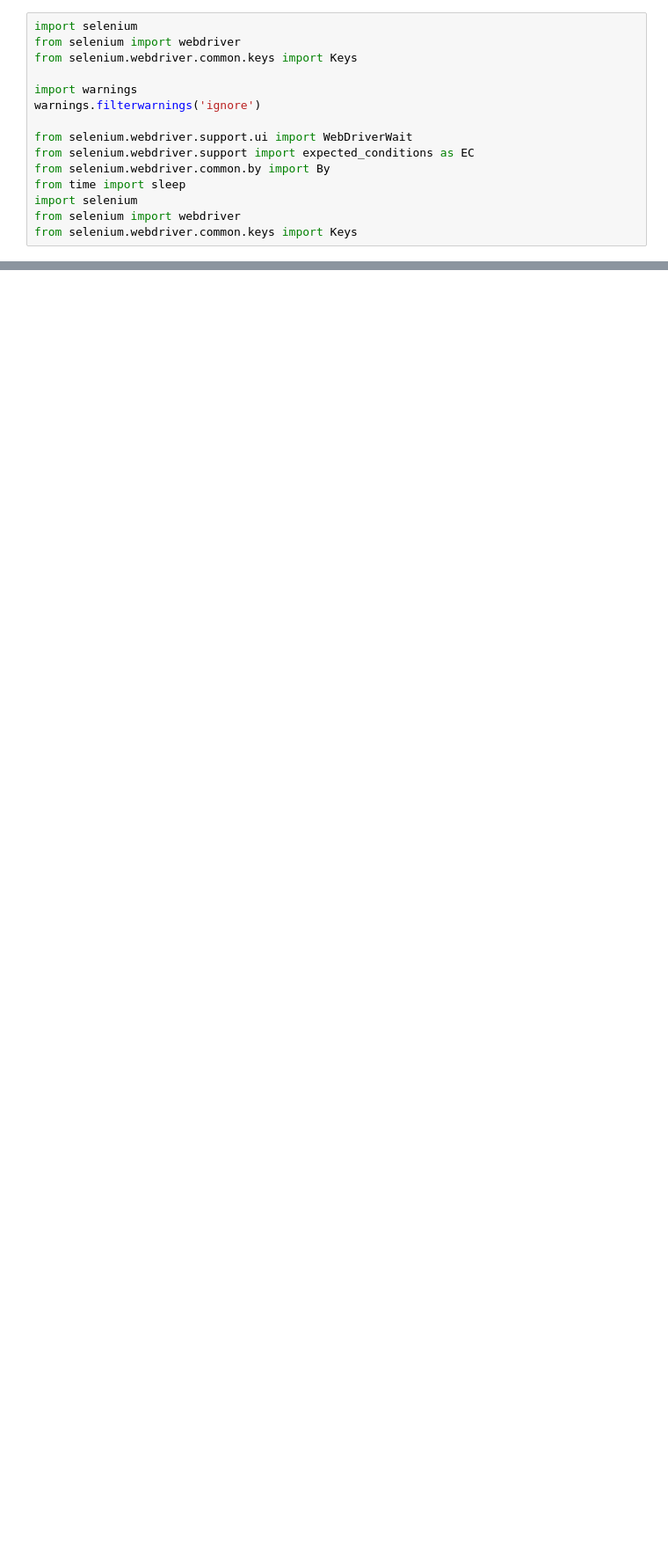
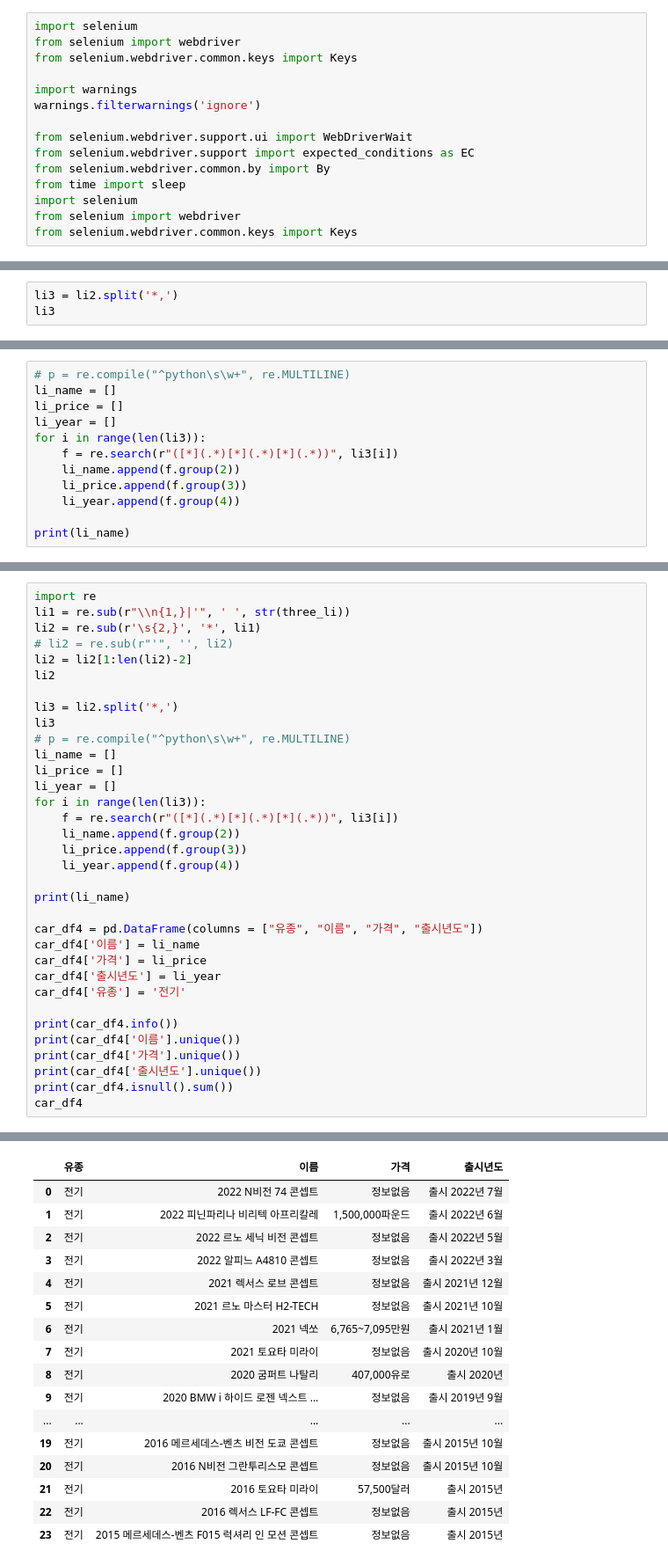
Before and after one commit to leejunghyunA/teamproject, a Jupyter notebook: 자동차 가격 뽑기.ipynb, the cells around one changed output, grey strips where cells are left out. Shown: that part at 88% size. Cells and saved outputs as stored; diff of their text form; blank space fills up the shorter version.

```diff
--- a/자동차 가격 뽑기.ipynb
+++ b/자동차 가격 뽑기.ipynb
@@ -140,0 +121,3 @@ print(li)
+# %%
+li3 = li2.split('*,')
+li3
@@ -140,0 +142,12 @@ print(li)
+# %%
+# p = re.compile("^python\s\w+", re.MULTILINE)
+li_name = []
+li_price = []
+li_year = []
+for i in range(len(li3)):
+    f = re.search(r"([*](.*)[*](.*)[*](.*))", li3[i])
+    li_name.append(f.group(2))
+    li_price.append(f.group(3))
+    li_year.append(f.group(4))
+
+print(li_name)
@@ -140,0 +570,35 @@ print(li)
+# %%
+import re
+li1 = re.sub(r"\\n{1,}|'", ' ', str(three_li))
+li2 = re.sub(r'\s{2,}', '*', li1)
+# li2 = re.sub(r"'", '', li2)
+li2 = li2[1:len(li2)-2]
+li2
+
+li3 = li2.split('*,')
+li3
+# p = re.compile("^python\s\w+", re.MULTILINE)
+li_name = []
+li_price = []
+li_year = []
+for i in range(len(li3)):
+    f = re.search(r"([*](.*)[*](.*)[*](.*))", li3[i])
+    li_name.append(f.group(2))
+    li_price.append(f.group(3))
+    li_year.append(f.group(4))
+
+print(li_name)
+
+car_df4 = pd.DataFrame(columns = ["유종", "이름", "가격", "출시년도"])
+car_df4['이름'] = li_name
+car_df4['가격'] = li_price
+car_df4['출시년도'] = li_year
+car_df4['유종'] = '전기'
+
+print(car_df4.info())
+print(car_df4['이름'].unique())
+print(car_df4['가격'].unique())
+print(car_df4['출시년도'].unique())
+print(car_df4.isnull().sum())
+car_df4
+# %% [output]
@@ -140,0 +622,17 @@ print(li)
+|  | 유종 | 이름 | 가격 | 출시년도 |
+| 0 | 전기 | 2022 N비전 74 콘셉트 | 정보없음 | 출시 2022년 7월 |
+| 1 | 전기 | 2022 피닌파리나 비리텍 아프리칼레 | 1,500,000파운드 | 출시 2022년 6월 |
+| 2 | 전기 | 2022 르노 세닉 비전 콘셉트 | 정보없음 | 출시 2022년 5월 |
+| 3 | 전기 | 2022 알피느 A4810 콘셉트 | 정보없음 | 출시 2022년 3월 |
+| 4 | 전기 | 2021 렉서스 로브 콘셉트 | 정보없음 | 출시 2021년 12월 |
+| 5 | 전기 | 2021 르노 마스터 H2-TECH | 정보없음 | 출시 2021년 10월 |
+| 6 | 전기 | 2021 넥쏘 | 6,765~7,095만원 | 출시 2021년 1월 |
+| 7 | 전기 | 2021 토요타 미라이 | 정보없음 | 출시 2020년 10월 |
+| 8 | 전기 | 2020 굼퍼트 나탈리 | 407,000유로 | 출시 2020년 |
+| 9 | 전기 | 2020 BMW i 하이드 로젠 넥스트 ... | 정보없음 | 출시 2019년 9월 |
+| ... | ... | ... | ... | ... |
+| 19 | 전기 | 2016 메르세데스-벤츠 비전 도쿄 콘셉트 | 정보없음 | 출시 2015년 10월 |
+| 20 | 전기 | 2016 N비전 그란투리스모 콘셉트 | 정보없음 | 출시 2015년 10월 |
+| 21 | 전기 | 2016 토요타 미라이 | 57,500달러 | 출시 2015년 |
+| 22 | 전기 | 2016 렉서스 LF-FC 콘셉트 | 정보없음 | 출시 2015년 |
+| 23 | 전기 | 2015 메르세데스-벤츠 F015 럭셔리 인 모션 콘셉트 | 정보없음 | 출시 2015년 |
```
Also changed, not shown: parts of 38 cells of this notebook, 11 other files.
